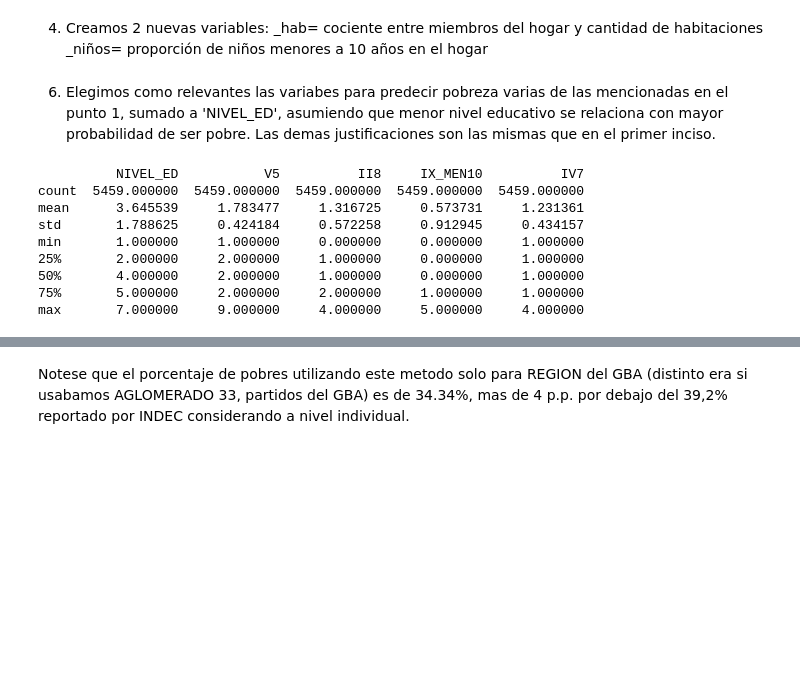
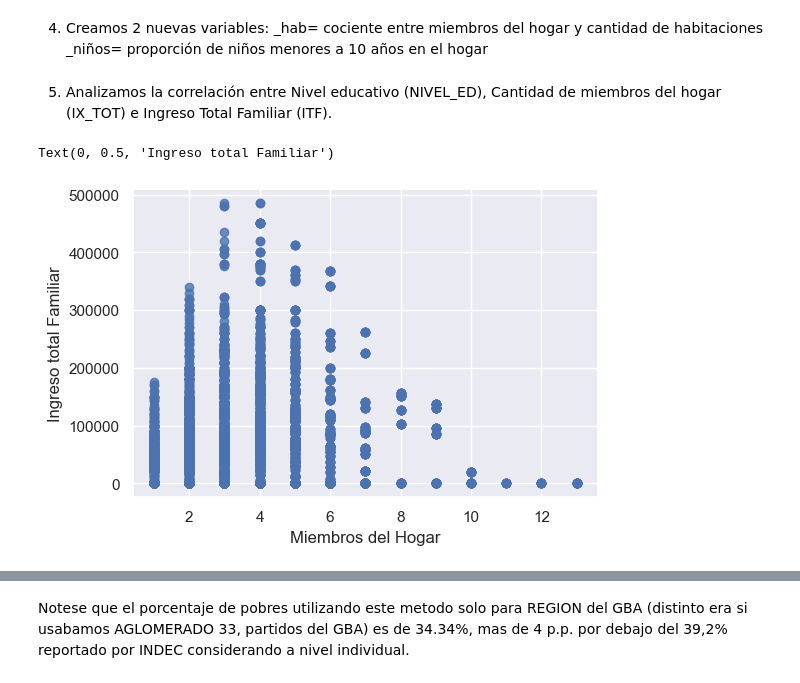
Before and after one commit to ferkrodriguez98/udesa-big-data, a Jupyter notebook: TP4 - Regularización aplicada a la EPH - Copy/TP4.ipynb, the cells around one changed output, grey strips where cells are left out. Cells and saved outputs as stored; diff of their text form; code cells hidden in the pictures; blank space fills up the shorter version.

```diff
--- a/TP4 - Regularización aplicada a la EPH - Copy/TP4.ipynb
+++ b/TP4 - Regularización aplicada a la EPH - Copy/TP4.ipynb
@@ -250,19 +239,13 @@ eph["hab"]=eph["IX_TOT"]/eph["IV2"]
 #Definimos niños
 eph["niños"]=eph["IX_MEN10"]/eph["IX_TOT"]
 # %% [markdown]
-6) Elegimos como relevantes las variabes para predecir pobreza varias de las mencionadas en el punto 1, sumado a 'NIVEL_ED', asumiendo que menor nivel educativo se relaciona con mayor probabilidad de ser pobre. Las demas justificaciones son las mismas que en el primer inciso.
+5) Analizamos la correlación entre Nivel educativo (NIVEL_ED), Cantidad de miembros del hogar (IX_TOT) e Ingreso Total Familiar (ITF).
 # %%
-#Estadisticas descriptivas
-listadeelegidas = ['NIVEL_ED','V5', 'II8', 'IX_MEN10', 'IV7' ]
-summary = eph[listadeelegidas].describe(include='all')
-print(summary)
+# Gráfico: (IX_TOT;NIVEL_ED)
+fig, ax = plt.subplots(1, 1, figsize=(6,4))
+ax.scatter(x=eph.IX_TOT, y=eph.ITF, alpha= 0.8)
+ax.set_xlabel('Miembros del Hogar')
+ax.set_ylabel('Ingreso total Familiar')
 # %% [output]
-          NIVEL_ED           V5          II8     IX_MEN10          IV7
-count  5459.000000  5459.000000  5459.000000  5459.000000  5459.000000
-mean      3.645539     1.783477     1.316725     0.573731     1.231361
-std       1.788625     0.424184     0.572258     0.912945     0.434157
-min       1.000000     1.000000     0.000000     0.000000     1.000000
-25%       2.000000     2.000000     1.000000     0.000000     1.000000
-50%       4.000000     2.000000     1.000000     0.000000     1.000000
-75%       5.000000     2.000000     2.000000     1.000000     1.000000
-max       7.000000     9.000000     4.000000     5.000000     4.000000
+Text(0, 0.5, 'Ingreso total Familiar')
+[figure, added]
```
Also changed, not shown: parts of 28 cells of this notebook.
